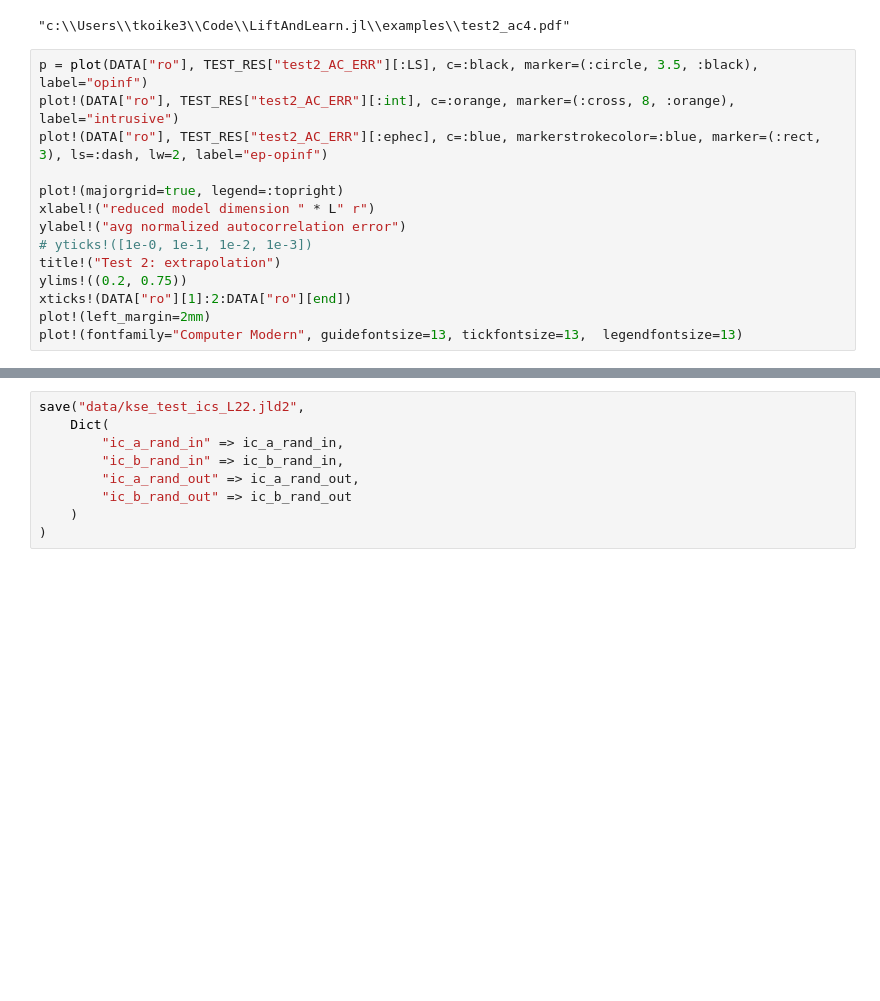
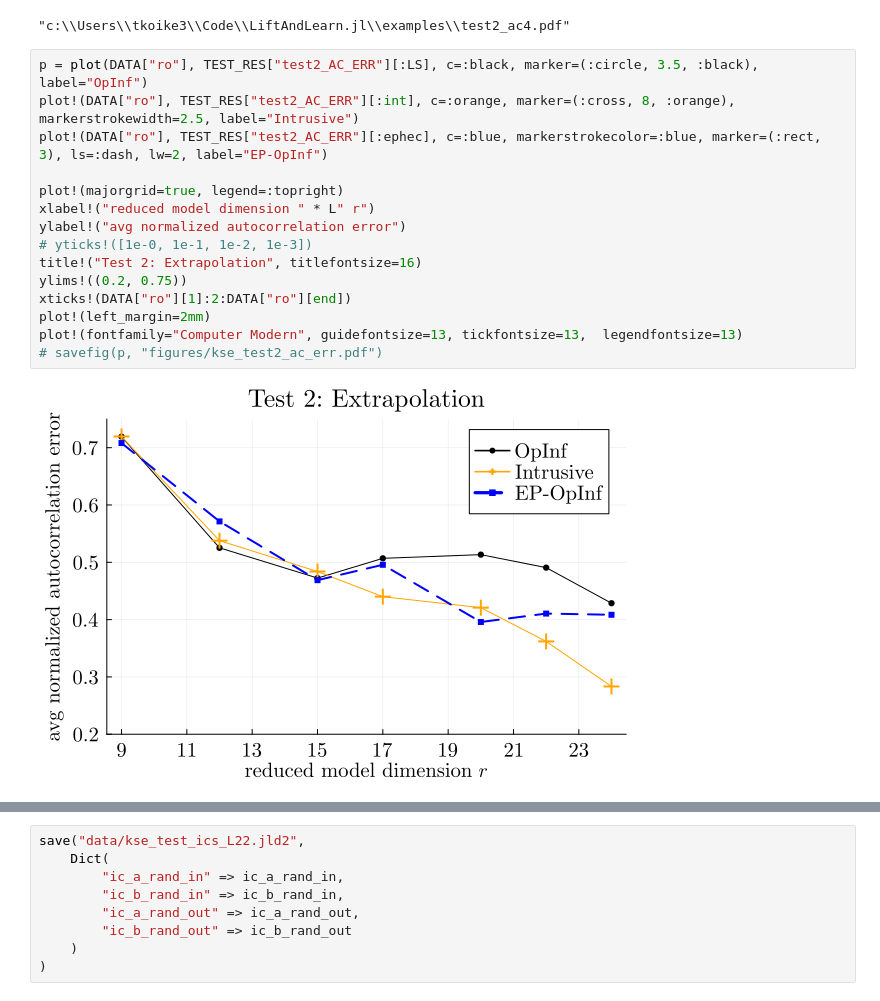
Before and after one commit to smallpondtom/LiftAndLearn.jl, a Jupyter notebook: examples/11_KSE_EP-OpInf_test.ipynb, the cells around one changed output, grey strips where cells are left out. Drawn from its saved outputs; the diff is of its cells as text; blank space fills up the shorter version.

```diff
--- a/examples/11_KSE_EP-OpInf_test.ipynb
+++ b/examples/11_KSE_EP-OpInf_test.ipynb
@@ -447,19 +441,22 @@ savefig(p, "test2_ac4.pdf")
 # %% [output]
 "c:\\Users\\tkoike3\\Code\\LiftAndLearn.jl\\examples\\test2_ac4.pdf"
 # %%
-p = plot(DATA["ro"], TEST_RES["test2_AC_ERR"][:LS], c=:black, marker=(:circle, 3.5, :black), label="opinf")
-plot!(DATA["ro"], TEST_RES["test2_AC_ERR"][:int], c=:orange, marker=(:cross, 8, :orange), label="intrusive")
-plot!(DATA["ro"], TEST_RES["test2_AC_ERR"][:ephec], c=:blue, markerstrokecolor=:blue, marker=(:rect, 3), ls=:dash, lw=2, label="ep-opinf")
+p = plot(DATA["ro"], TEST_RES["test2_AC_ERR"][:LS], c=:black, marker=(:circle, 3.5, :black), label="OpInf")
+plot!(DATA["ro"], TEST_RES["test2_AC_ERR"][:int], c=:orange, marker=(:cross, 8, :orange), markerstrokewidth=2.5, label="Intrusive")
+plot!(DATA["ro"], TEST_RES["test2_AC_ERR"][:ephec], c=:blue, markerstrokecolor=:blue, marker=(:rect, 3), ls=:dash, lw=2, label="EP-OpInf")
 
 plot!(majorgrid=true, legend=:topright)
 xlabel!("reduced model dimension " * L" r")
 ylabel!("avg normalized autocorrelation error")
 # yticks!([1e-0, 1e-1, 1e-2, 1e-3])
-title!("Test 2: extrapolation")
+title!("Test 2: Extrapolation", titlefontsize=16)
 ylims!((0.2, 0.75))
 xticks!(DATA["ro"][1]:2:DATA["ro"][end])
 plot!(left_margin=2mm)
 plot!(fontfamily="Computer Modern", guidefontsize=13, tickfontsize=13,  legendfontsize=13)
+# savefig(p, "figures/kse_test2_ac_err.pdf")
+# %% [output]
+[figure, added]
 # %%
 i = 25
 r = DATA["ro"][end]
```
Also changed, not shown: parts of 9 cells of this notebook, 11 other files.
